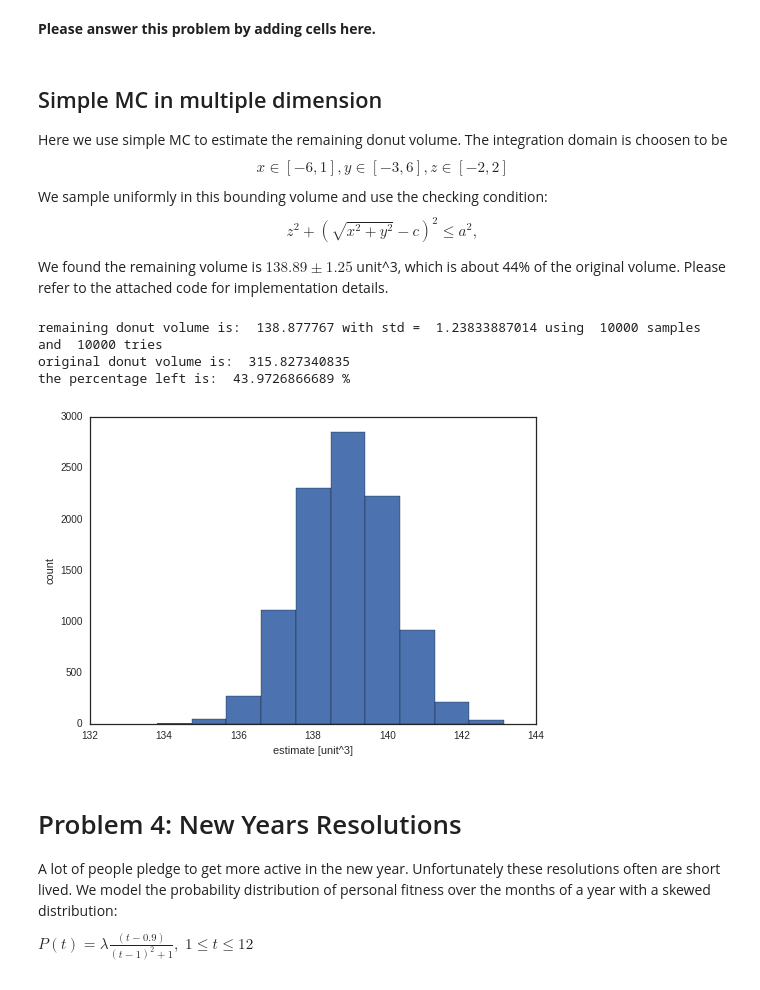
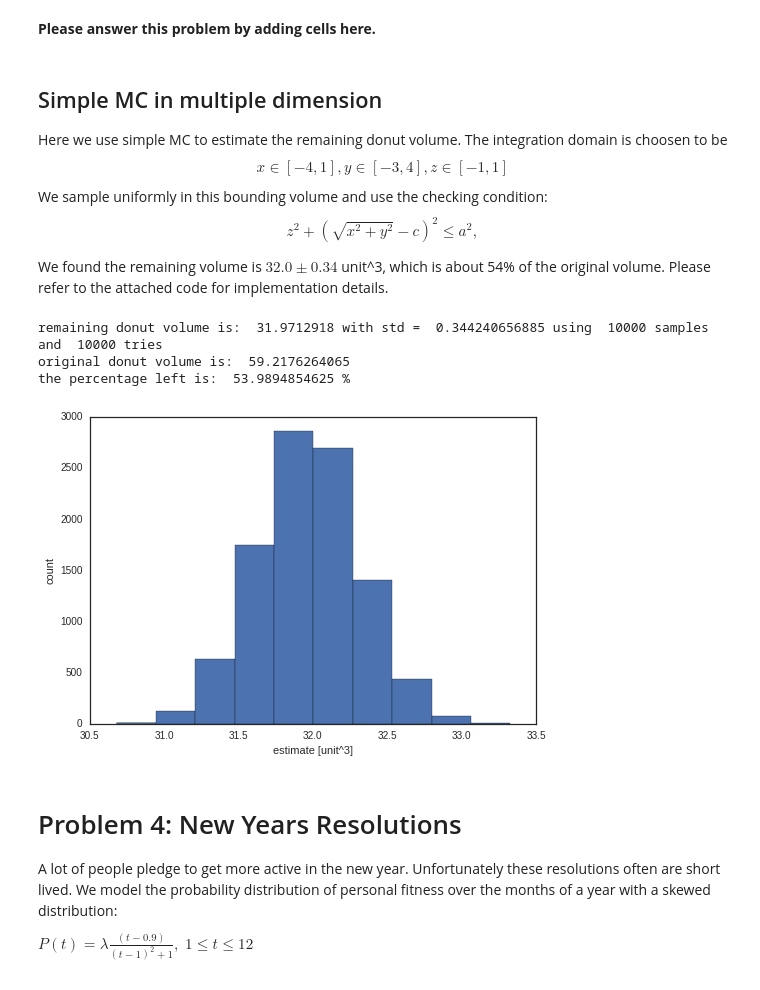
Before and after one commit to kevinchen1000/2016, a Jupyter notebook: Homework/AM207_yufengkevinchen_HW1.ipynb, the cells around one changed output. Cells and saved outputs as stored; diff of their text form; code cells hidden in the pictures.

```diff
--- a/Homework/AM207_yufengkevinchen_HW1.ipynb
+++ b/Homework/AM207_yufengkevinchen_HW1.ipynb
@@ -246,7 +246,7 @@ def estimate_integral_MC(function_to_integrate, lower_bound, upper_bound, number
     std_value = np.std(results)
 
     #return solution
-    return mean_value, std_value
+    return mean_value, std_value,results
 
 #test cases
 def f(x):
@@ -268,16 +268,26 @@ if __name__ == '__main__':
     #mean,std = estimate_integral_MC(f, 2, 3, number_of_samples, number_of_tries)
 
     #case 1:
-    mean,std = estimate_integral_MC(g, 0, 3, number_of_samples, number_of_tries)
+    mean,std,results1 = estimate_integral_MC(g, 0, 3, number_of_samples, number_of_tries)
     true_val = integrate.quad(g,0,3)
     print "the integral value estimate is: ", mean, ", the standard deviation is ", std, ", with ", number_of_tries, \
           " tries and ", number_of_samples, " samples"
     print "python quad value is: ", true_val[0], "\n"
+    plt.subplot(1,2,1)
+    plt.title('integral 1')
+    plt.hist(results1,bins=10)
+    plt.xlabel('estimate')
+    plt.ylabel('count')
 
     #case 2:
-    mean,std = estimate_integral_MC(h, 0, 1, number_of_samples, number_of_tries)
+    mean,std,results2 = estimate_integral_MC(h, 0, 1, number_of_samples, number_of_tries)
     true_val = integrate.quad(h,0,1)
     print "the integral value estimate is: ", mean, ", the standard deviation is ", std, ", with ", number_of_tries, \
           " tries and ", number_of_samples, " samples"
     print "python quad value is: ", true_val[0], "\n"
+    plt.subplot(1,2,2)
+    plt.title('integral 2')
+    plt.hist(results2,bins=10)
+    plt.xlabel('estimate')
+    plt.ylabel('count')
 # %% [output]
@@ -315,26 +326,26 @@ What is the percentage of the donut your room mate left for you to eat? Don't fo
 # %% [markdown]
 ## Simple MC in multiple dimension ##
 Here we use simple MC to estimate the remaining donut volume. The integration domain is choosen to be
-$$ x \in [-6,1], y \in [-3, 6], z \in [-2, 2] $$
+$$ x \in [-4,1], y \in [-3, 4], z \in [-1, 1] $$
 We sample uniformly in this bounding volume and use the checking condition:
 $$z^2 + (\sqrt{x^2 + y^2} - c)^2 \leq a^2,$$
 
-We found the remaining volume is $138.89\pm1.25$ unit^3, which is about 44% of the original volume. Please refer to the attached code for implementation details.
+We found the remaining volume is $32.0\pm0.34$ unit^3, which is about 54% of the original volume. Please refer to the attached code for implementation details.
 # %%
 #estimate percentage of donut left through simple MC integration
 if __name__ == '__main__':
 
     #define xmin,ymin,zmin,xmax,ymax,zmax --> these are bounding box dimensions
-    xmin = -6; xmax = 6
-    ymin = -6; ymax = 6
-    zmin = -2; zmax = 2
+    xmin = -4; xmax = 4
+    ymin = -4; ymax = 4
+    zmin = -1; zmax = 1
 
     #number of tries, and number of samples
     num_tries =10000;
     num_samples = 10000;
 
     #define a and c
-    c= 4; a=2
+    c= 3; a=1
 
     #define cut location
     xcut = 1; ycut=-3;
@@ -343,37 +354,37 @@ if __name__ == '__main__':
     results = np.zeros(num_tries,dtype = 'float')
 
     #loop to estimate variance
     for i in xrange(num_tries):
         X= np.random.uniform(low = xmin, high = min(xmax,xcut), size = num_samples)
         Y= np.random.uniform(low = max(ymin,ycut), high = ymax, size = num_samples)
         Z= np.random.uniform(low = zmin, high = zmax, size = num_samples)
 
         #check if the points are in the donut
         in_donut = Z**2 + (np.sqrt(X**2+Y**2)-c)**2 <= a**2
 
         support = (min(xmax,xcut) - xmin) * (ymax - max(ymin,ycut)) * (zmax - zmin)
         results[i] = np.sum(in_donut)/float(num_samples) * support
 
     #report solution and variance
     mean = np.mean(results)
     std = np.std(results)
     print "remaining donut volume is: ", mean ,"with std = ", std, "using ",num_samples,"samples and ",num_tries,"tries"
 
     #compute original volume
     donut_vol = np.pi * a**2 * 2* np.pi * c
     print "original donut volume is: ", donut_vol
 
     #report fraction
     print "the percentage left is: ", mean / donut_vol * 100, "%"
 
     plt.hist(results,bins=10)
     plt.xlabel('estimate [unit^3]')
     plt.ylabel('count')
 # %% [output]
-remaining donut volume is:  138.877767 with std =  1.23833887014 using  10000 samples and  10000 tries
-original donut volume is:  315.827340835
-the percentage left is:  43.9726866689 %
+remaining donut volume is:  31.9712918 with std =  0.344240656885 using  10000 samples and  10000 tries
+original donut volume is:  59.2176264065
+the percentage left is:  53.9894854625 %
-[figure, old version]
+[figure, new version]
 # %% [markdown]
 # Problem 4: New Years Resolutions
 
```
Also changed, not shown: parts of 11 cells of this notebook.
